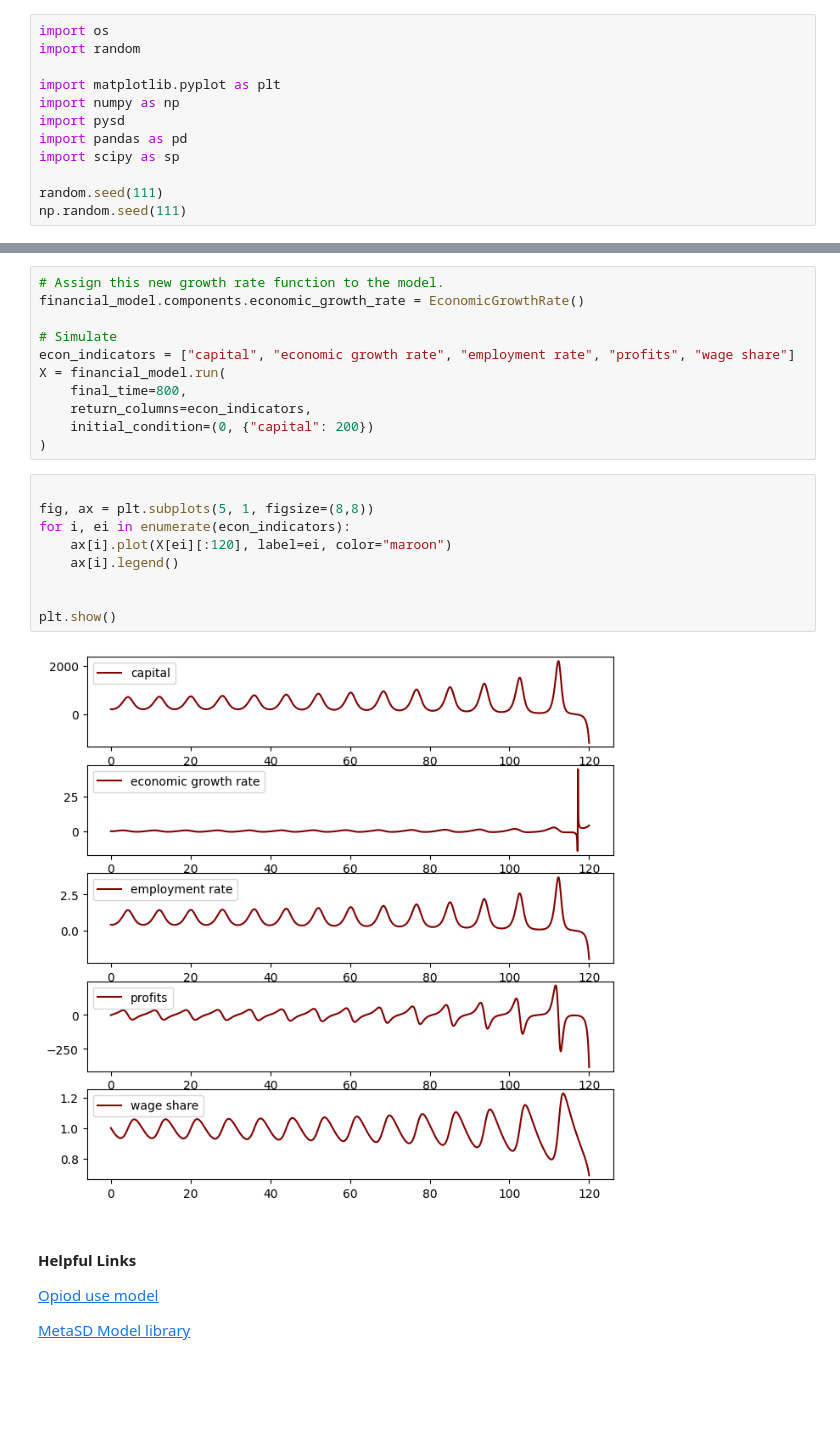
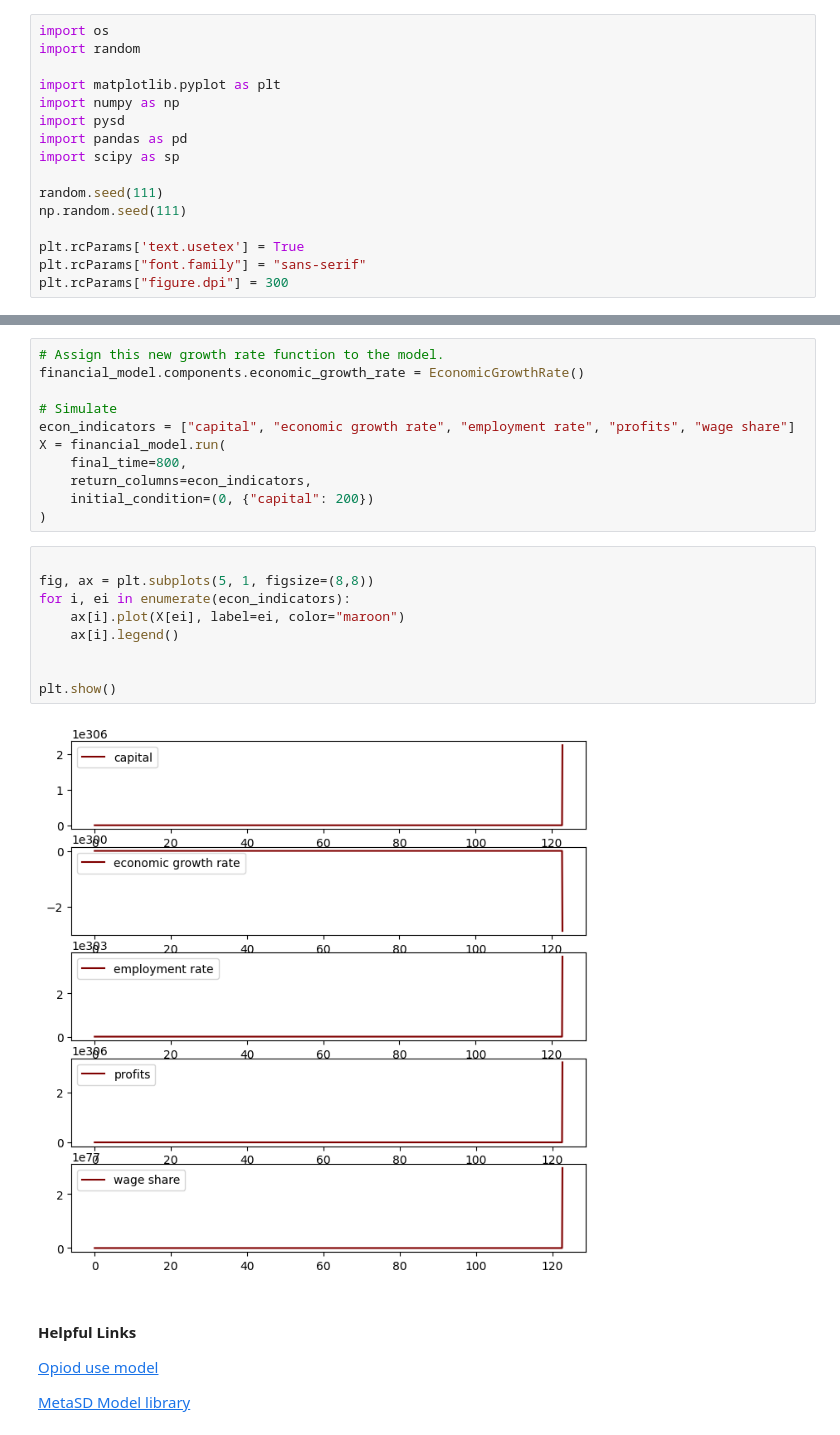
Before and after one commit to djpasseyjr/graphinference, a Jupyter notebook: Notebooks/Jupyter/StockAndFlowSimulations.ipynb, the cells around one changed output, grey strips where cells are left out. Saved outputs shown, nothing was run; the diff lists cells and outputs as text; blank space fills up the shorter version.

```diff
--- a/Notebooks/Jupyter/StockAndFlowSimulations.ipynb
+++ b/Notebooks/Jupyter/StockAndFlowSimulations.ipynb
@@ -10,6 +10,10 @@ import scipy as sp
 
 random.seed(111)
 np.random.seed(111)
+
+plt.rcParams['text.usetex'] = True
+plt.rcParams["font.family"] = "sans-serif"
+plt.rcParams["figure.dpi"] = 300
 # %% [markdown]
 # A Collection of Non-Linear Stock and Flow Models
 # %% [markdown]
@@ -126,14 +130,14 @@ X = financial_model.run(
 # %%
 
 fig, ax = plt.subplots(5, 1, figsize=(8,8))
 for i, ei in enumerate(econ_indicators):
-    ax[i].plot(X[ei][:120], label=ei, color="maroon")
+    ax[i].plot(X[ei], label=ei, color="maroon")
     ax[i].legend()
 
 
 plt.show()
 # %% [output]
-[figure, old version]
+[figure, new version]
 # %% [markdown]
 #### Helpful Links
 
```
Also changed, not shown: parts of 14 cells of this notebook, 2 other files.
